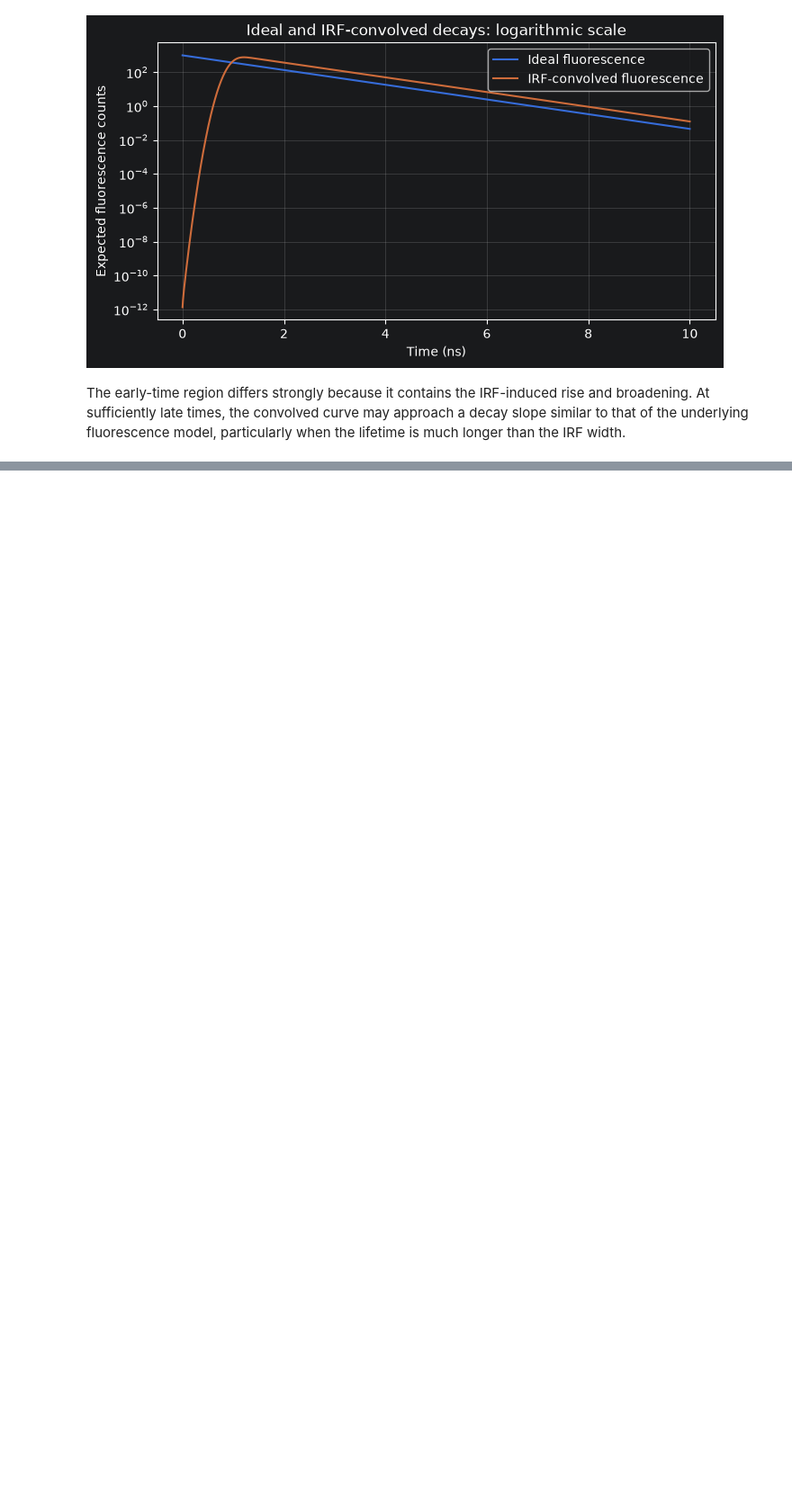
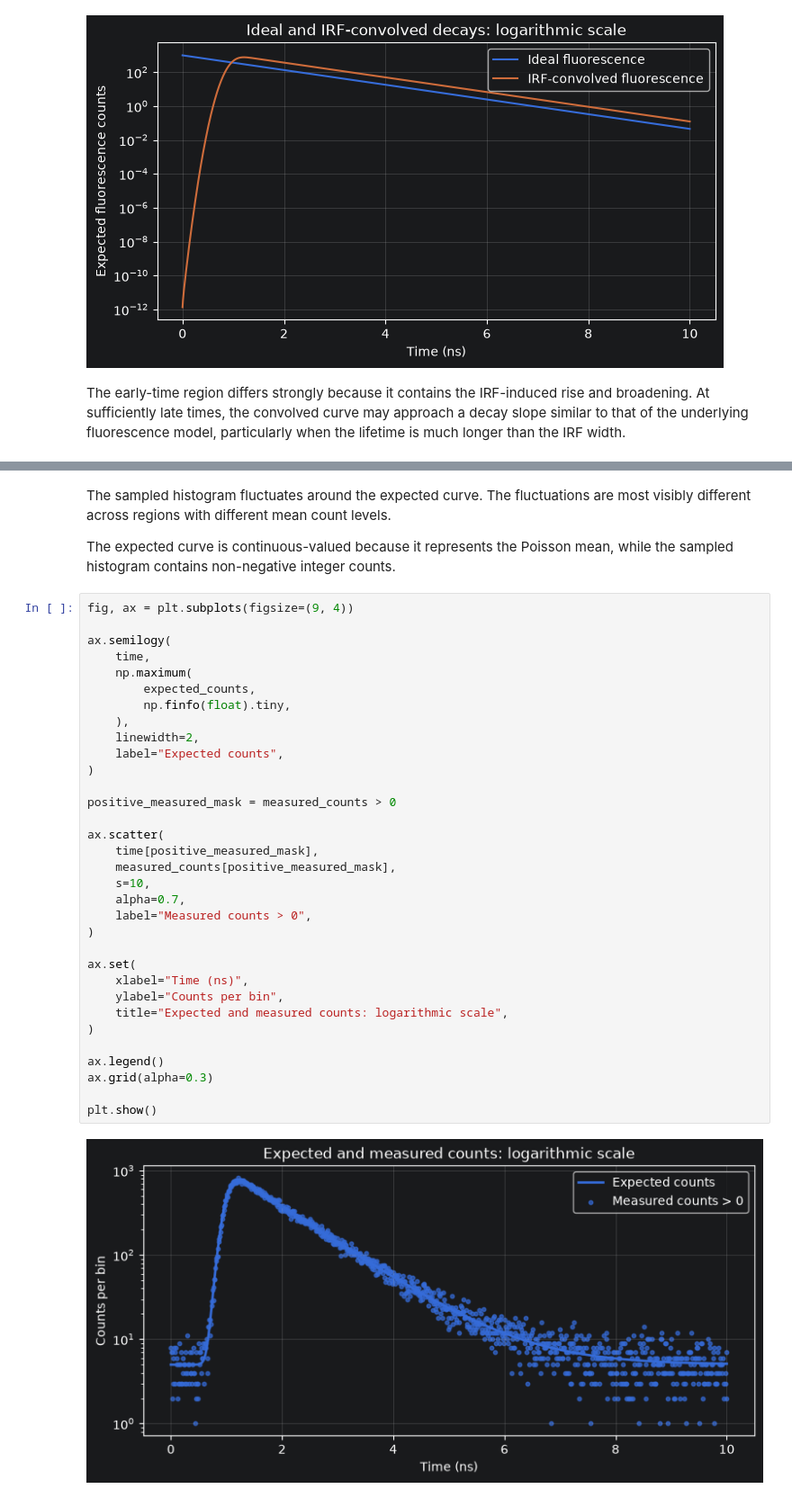
Before and after one commit to moryev/tcspc-lifetime-toolkit, a Jupyter notebook: notebooks/07_irf_convolution_and_realistic_simulation.ipynb, the cells around one changed output, grey strips where cells are left out. Shown at 90% size. Drawn from its saved outputs; the diff is of its cells as text; blank space fills up the shorter version.

```diff
--- a/notebooks/07_irf_convolution_and_realistic_simulation.ipynb
+++ b/notebooks/07_irf_convolution_and_realistic_simulation.ipynb
@@ -787,0 +1030,41 @@ particularly when the lifetime is much longer than the IRF width.
+# %% [markdown]
+The sampled histogram fluctuates around the expected curve. The fluctuations
+are most visibly different across regions with different mean count levels.
+
+The expected curve is continuous-valued because it represents the Poisson
+mean, while the sampled histogram contains non-negative integer counts.
+# %%
+fig, ax = plt.subplots(figsize=(9, 4))
+
+ax.semilogy(
+    time,
+    np.maximum(
+        expected_counts,
+        np.finfo(float).tiny,
+    ),
+    linewidth=2,
+    label="Expected counts",
+)
+
+positive_measured_mask = measured_counts > 0
+
+ax.scatter(
+    time[positive_measured_mask],
+    measured_counts[positive_measured_mask],
+    s=10,
+    alpha=0.7,
+    label="Measured counts > 0",
+)
+
+ax.set(
+    xlabel="Time (ns)",
+    ylabel="Counts per bin",
+    title="Expected and measured counts: logarithmic scale",
+)
+
+ax.legend()
+ax.grid(alpha=0.3)
+
+plt.show()
+# %% [output]
+[figure, added]
```
Also changed, not shown: parts of 64 cells of this notebook.
